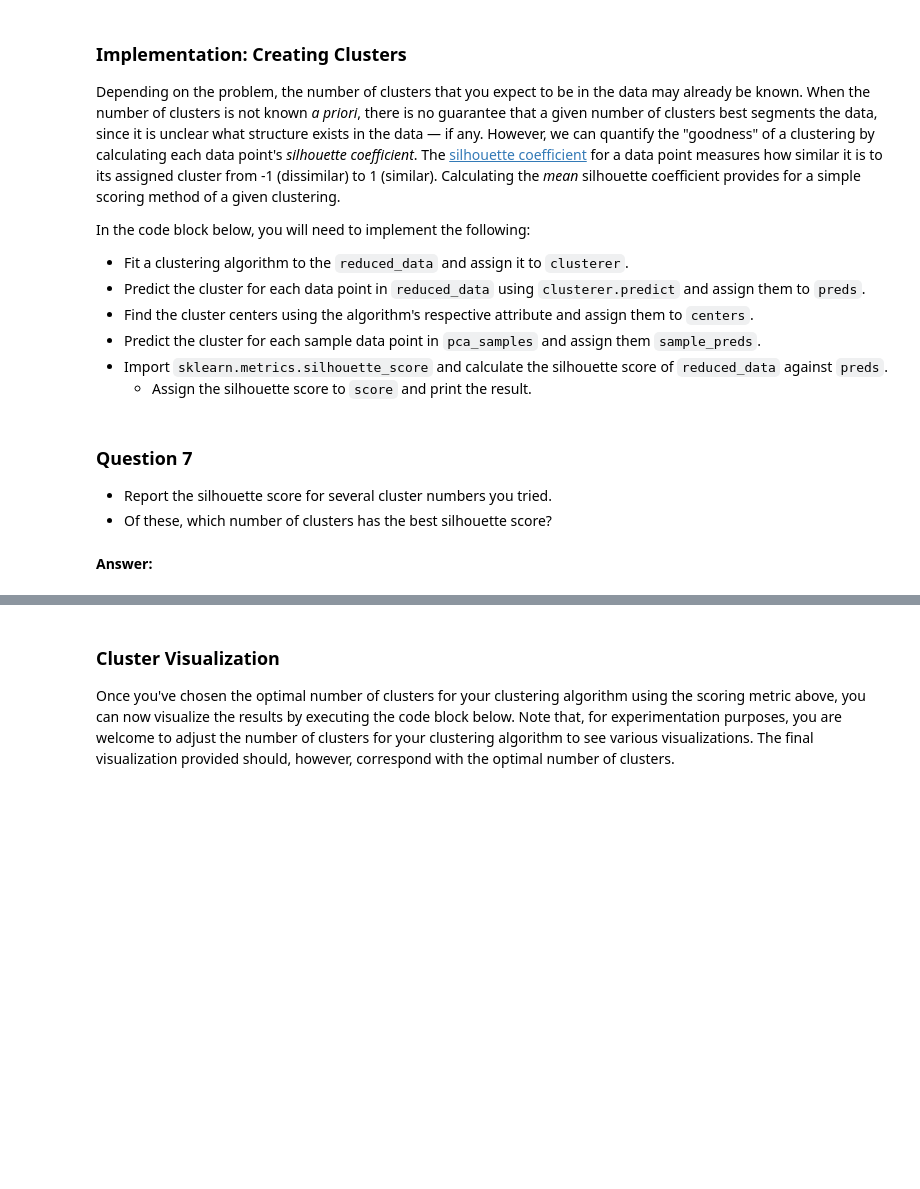
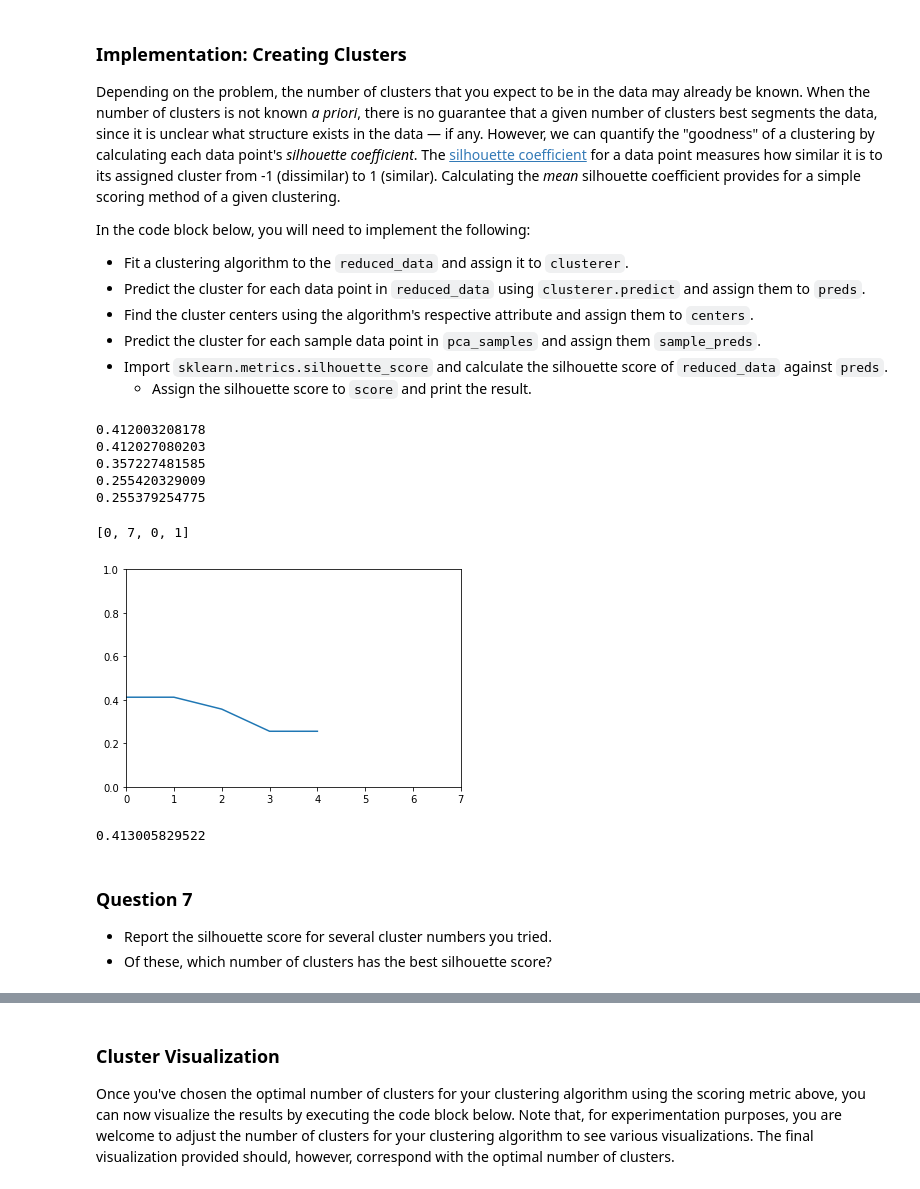
Before and after one commit to srikanthsanthanam88/udacity, a Jupyter notebook: customer_segments/customer_segments.ipynb, the cells around one changed output, grey strips where cells are left out. Cells and saved outputs as stored; diff of their text form; code cells hidden in the pictures; blank space fills up the shorter version.

```diff
--- a/customer_segments/customer_segments.ipynb
+++ b/customer_segments/customer_segments.ipynb
@@ -112,7 +114,7 @@ from sklearn.tree import DecisionTreeRegressor
 from sklearn.model_selection import cross_val_score
 
 # TODO: Make a copy of the DataFrame, using the 'drop' function to drop the given feature
-new_data = data.drop(columns=['Detergents_Paper'])
+new_data = data.drop(['Detergents_Paper'], axis=1)
 
 # TODO: Split the data into training and testing sets(0.25) using the given feature as the target
 # Set a random state.
@@ -122,10 +124,8 @@ X_train, X_test, y_train, y_test = train_test_split(X, y, test_size=0.25, random
 
 # TODO: Create a decision tree regressor and fit it to the training set
 regressor = DecisionTreeRegressor(random_state=44)
+regressor.fit(X_train, y_train, sample_weight=None, check_input=True, X_idx_sorted=None)
 
 # TODO: Report the score of the prediction using the testing set
-score = cross_val_score(regressor, X_test, y_test,groups=None)
-
-print(score)
-print(score.mean())
+regressor.score(X,y,sample_weight=None)
 # %% [output]
@@ -374,13 +376,14 @@ In the code block below, you will need to implement the following:
  - Apply a PCA transformation of `log_samples` using `pca.transform`, and assign the results to `pca_samples`.
 # %%
 # TODO: Apply PCA by fitting the good data with only two dimensions
-pca = None
+pca = PCA(n_components=2)
+pca.fit(good_data)
 
 # TODO: Transform the good data using the PCA fit above
-reduced_data = None
+reduced_data = pca.transform(good_data)
 
 # TODO: Transform log_samples using the PCA fit above
-pca_samples = None
+pca_samples = pca.transform(log_samples)
 
 # Create a DataFrame for the reduced data
 reduced_data = pd.DataFrame(reduced_data, columns = ['Dimension 1', 'Dimension 2'])
@@ -429,25 +446,68 @@ In the code block below, you will need to implement the following:
  - Predict the cluster for each sample data point in `pca_samples` and assign them `sample_preds`.
  - Import `sklearn.metrics.silhouette_score` and calculate the silhouette score of `reduced_data` against `preds`.
    - Assign the silhouette score to `score` and print the result.
+# %%
+from sklearn import mixture
+from sklearn.metrics import silhouette_score
+import matplotlib.pyplot as plt
+
+max = 7
+score_list = np.empty(max-2)
+
+for k in range(2,max):
+    # TODO: Apply your clustering algorithm of choice to the reduced data
+    clusterer = mixture.GaussianMixture(n_components=k).fit(reduced_data)
+
+    # TODO: Predict the cluster for each data point
+    preds = clusterer.predict(reduced_data)
+
+    # TODO: Find the cluster centers
+    centers = clusterer.means_
+
+    # TODO: Predict the cluster for each transformed sample data point
+    sample_preds = clusterer.predict(pca_samples)
+
+    # TODO: Calculate the mean silhouette coefficient for the number of clusters chosen
+    score = silhouette_score(reduced_data, preds, metric='euclidean')
+    print(score)
+    score_list[k-2] = score
+
+#print(score_list)
+plt.plot(score_list)
+plt.axis([0, max, 0, 1])
+# %% [output]
+0.412003208178
+0.412027080203
+0.357227481585
+0.255420329009
+0.255379254775
+[0, 7, 0, 1]
+[figure, added]
 # %%
+from sklearn import mixture
+from sklearn.metrics import silhouette_score
+import matplotlib.pyplot as plt
+
+
 # TODO: Apply your clustering algorithm of choice to the reduced data
-clusterer = None
+clusterer = mixture.GaussianMixture(n_components=2).fit(reduced_data)
 
 # TODO: Predict the cluster for each data point
-preds = None
+preds = clusterer.predict(reduced_data)
 
 # TODO: Find the cluster centers
-centers = None
+centers = clusterer.means_
 
 # TODO: Predict the cluster for each transformed sample data point
-sample_preds = None
+sample_preds = clusterer.predict(pca_samples)
 
 # TODO: Calculate the mean silhouette coefficient for the number of clusters chosen
-score = None
+score = silhouette_score(reduced_data, preds, metric='euclidean')
+print(score)
+# %% [output]
+0.413005829522
 # %% [markdown]
 ### Question 7
 
 * Report the silhouette score for several cluster numbers you tried.
 * Of these, which number of clusters has the best silhouette score?
-# %% [markdown]
-**Answer:**
```
Also changed, not shown: parts of 35 cells of this notebook.
